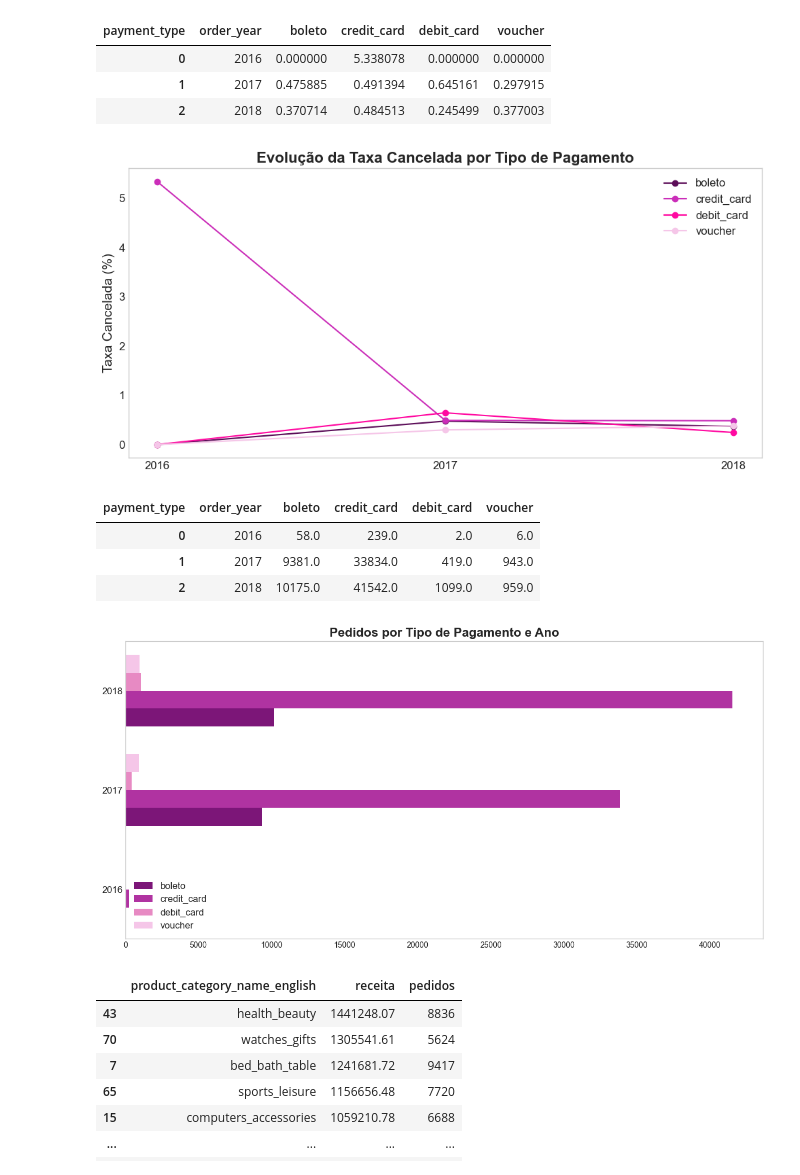
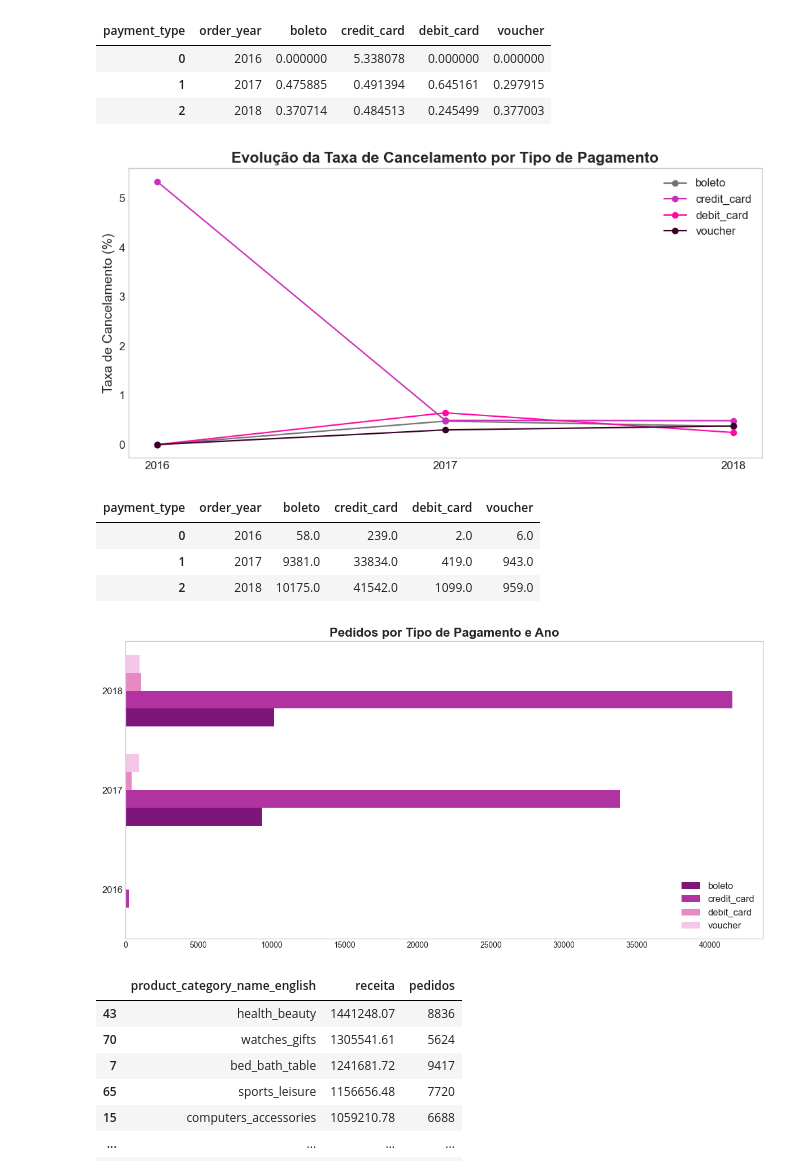
Before and after one commit to Cecimedeiros/Projeto-Estatistica, a Jupyter notebook: 04_kpis_insights.ipynb, the cells around one changed output. Cells and saved outputs as stored; diff of their text form; code cells hidden in the pictures.

```diff
--- a/04_kpis_insights.ipynb
+++ b/04_kpis_insights.ipynb
@@ -871,7 +913,7 @@ import matplotlib.pyplot as plt
 
 fig, ax = plt.subplots(figsize=(10,5))
 
-cores = ["#5C0E59", "#cb2eb9", "#ff0aa1", "#f5c6e8"]
+cores = ["#737373", "#cb2eb9", "#ff0aa1", "#370028"]
 
 for col, cor in zip(wide_confirmado.columns[1:], cores):
     ax.plot(wide_confirmado['order_year'], wide_confirmado[col], marker='o', label=col, color=cor)
@@ -879,8 +921,8 @@ for col, cor in zip(wide_confirmado.columns[1:], cores):
 
 
 ax.set_xlabel("")
-ax.set_ylabel("Taxa Confirmada (%)", fontsize=14)
-ax.set_title("Evolução da Taxa Confirmada por Tipo de Pagamento", fontsize=16, fontweight="bold")
+ax.set_ylabel("Taxa de Confirmação (%)", fontsize=14)
+ax.set_title("Evolução da Taxa de Confirmação por Tipo de Pagamento", fontsize=16, fontweight="bold")
 ax.legend()
 plt.grid(False)
 plt.xticks([2016, 2017, 2018])
@@ -916,7 +958,7 @@ import matplotlib.pyplot as plt
 
 fig, ax = plt.subplots(figsize=(10,5))
 
-cores = ["#5C0E59", "#cb2eb9", "#ff0aa1", "#f5c6e8"]
+cores = ["#737373", "#cb2eb9", "#ff0aa1", "#370028"]
 
 for col, cor in zip(wide_cancelado.columns[1:], cores):
     ax.plot(
@@ -928,9 +970,9 @@ for col, cor in zip(wide_cancelado.columns[1:], cores):
     )
 
 ax.set_xlabel("")
-ax.set_ylabel("Taxa Cancelada (%)", fontsize=14)
+ax.set_ylabel("Taxa de Cancelamento (%)", fontsize=14)
 ax.set_title(
-    "Evolução da Taxa Cancelada por Tipo de Pagamento",
+    "Evolução da Taxa de Cancelamento por Tipo de Pagamento",
     fontsize=16,
     fontweight="bold"
 )
@@ -947,7 +989,7 @@ plt.savefig('./outputs/04_kpis_insights/taxacancelada_pagamento.png',
             dpi=300, bbox_inches='tight')
 plt.show()
 # %% [output]
-[figure, old version]
+[figure, new version]
 # %%
 wide_pedidos = (
     payment_conversion_year
@@ -973,35 +1015,35 @@ import numpy as np
 cores = ["#7c1678", "#b033a1", "#e78ac3", "#f5c6e8"]
 
 anos = wide_pedidos["order_year"]
 payment_types = wide_pedidos.columns[1:]
 
 y = np.arange(len(anos))
 altura = 0.18
 
 fig, ax = plt.subplots(figsize=(12, 6))
 
 for i, (col, cor) in enumerate(zip(payment_types, cores)):
     ax.barh(
         y + i*altura,
         wide_pedidos[col],
         height=altura,
         label=col,
         color=cor
     )
 
 ax.set_yticks(y + altura*1.5)
 ax.set_yticklabels(anos, fontsize=12)
 
 ax.set_xlabel("", fontsize=14)
 ax.set_title("Pedidos por Tipo de Pagamento e Ano", fontsize=16, fontweight="bold")
-ax.legend(fontsize=12)
+ax.legend(fontsize=12, loc='lower right')
 plt.grid(False)
 plt.tight_layout()
 plt.savefig('./outputs/04_kpis_insights/pedidos_pagamento_ano.png',
             dpi=300, bbox_inches='tight')
 plt.show()
 # %% [output]
-[figure, old version]
+[figure, new version]
 # %%
 mix_categoria = df.groupby('product_category_name_english').agg(
     receita=('total', 'sum'),
```
Also changed, not shown: parts of 6 cells of this notebook, 7 other files.
